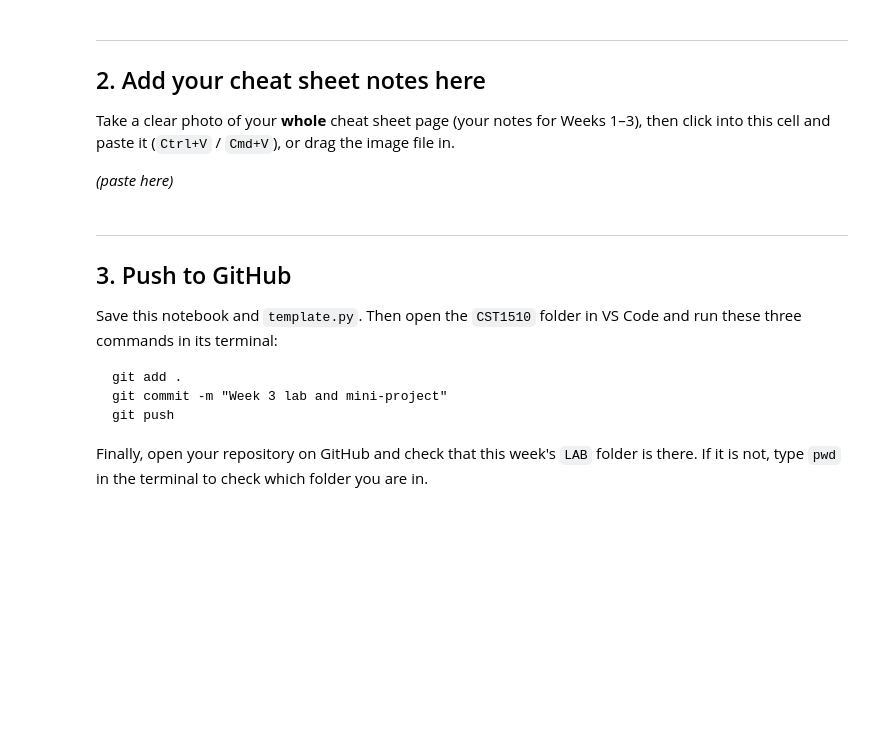
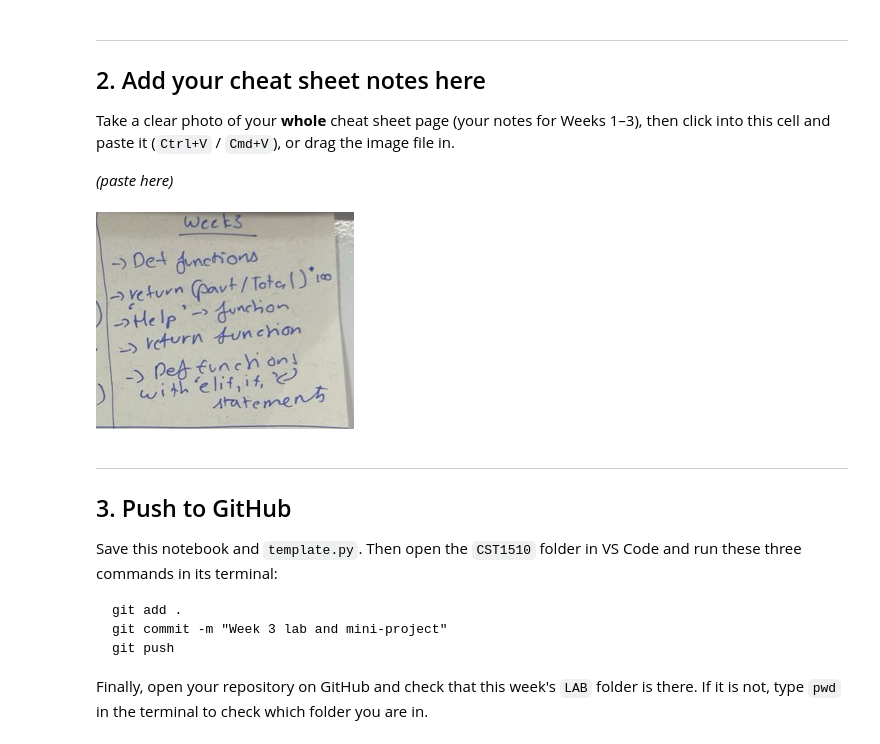
Before and after one commit to rushdtariq6-cmyk/Coursework-CST1510, a Jupyter notebook: W03_Lab.ipynb, the cells around one changed output. Cells and saved outputs as stored; diff of their text form; code cells hidden in the pictures; blank space fills up the shorter version.

```diff
--- a/W03_Lab.ipynb
+++ b/W03_Lab.ipynb
@@ -537,6 +537,12 @@ Take a clear photo of your **whole** cheat sheet page (your notes for Weeks 1–
 this cell and paste it (`Ctrl+V` / `Cmd+V`), or drag the image file in.
 
 *(paste here)*
+# %%
+from IPython.display import Image, display
+
+display(Image(filename="week3.jpg"))
+# %% [output]
+[figure, added]
 # %% [markdown]
 ---
 ## 3. Push to GitHub
```
